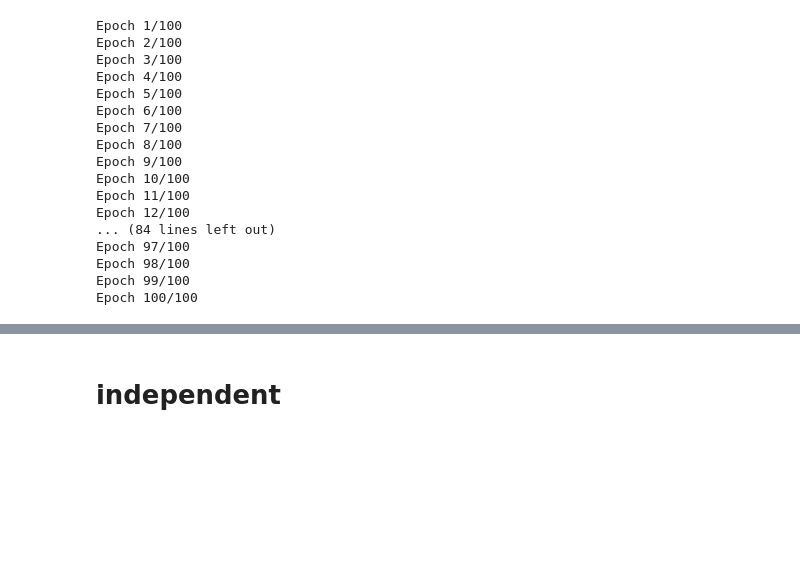
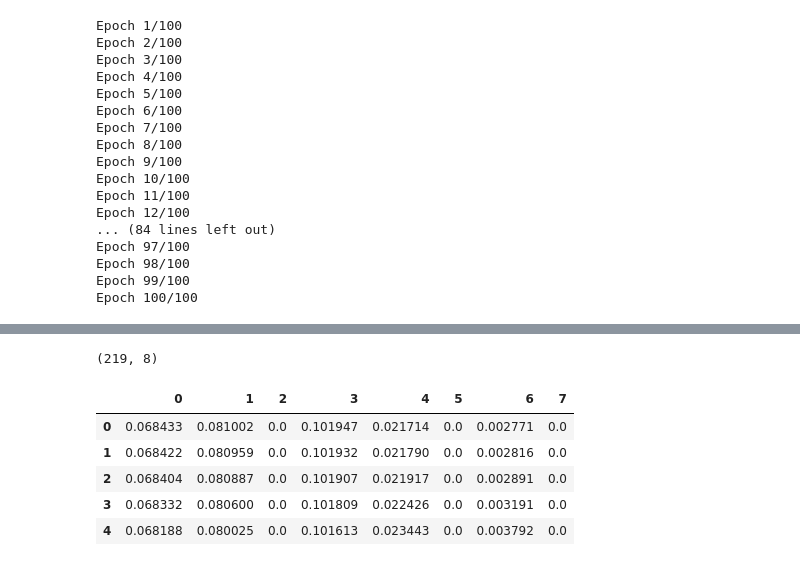
Before and after one commit to vinayakkrishanprasad/Prediction-of-Phase-Fraction-of-Steel-to-obtain-Aging-Response, a Jupyter notebook: Aging_new.ipynb, the cells around one changed output, grey strips where cells are left out. Drawn from its saved outputs; the diff is of its cells as text; code cells hidden in the pictures; blank space fills up the shorter version.

```diff
--- a/Aging_new.ipynb
+++ b/Aging_new.ipynb
@@ -160,3 +187,6 @@ PCA_df.head()
 | 2 | -0.562518 | -0.624045 | -0.245058 | 0.219204 | 0.022567 | -0.153914 | 0.063320 | 0.163917 |
 | 3 | -0.563154 | -0.623079 | -0.242607 | 0.219845 | 0.024222 | -0.154435 | 0.063436 | 0.163792 |
 | 4 | -0.564427 | -0.621147 | -0.237704 | 0.221127 | 0.027533 | -0.155475 | 0.063668 | 0.163540 |
+# %%
+from sklearn.model_selection import train_test_split
+X_train, X_test, Y_train, Y_test = train_test_split(PCA_df, Y, test_size=0.20, random_state=101)
@@ -208,23 +241,23 @@ X_ae.shape
 from keras import regularizers
 batch_size = 32
 input_dim = X_train[0].shape[0] #num of predictor variables
-learning_rate = 1e-5
+learning_rate = 1e-4
 input_layer = Input(shape=(input_dim, ), name="input")
 #Input Layer
-encoder = Dense (2000, activation="relu", activity_regularizer=regularizers.l1(learning_rate))(input_layer)
+encoder = Dense (100, activation="relu", activity_regularizer=regularizers.l1(learning_rate))(input_layer)
 #Encoder’s first dense layer
-encoder = Dense (1000, activation="relu",
+encoder = Dense (50, activation="relu",
 activity_regularizer=regularizers.l1(learning_rate))(encoder)
 #Encoder’s second dense layer
-encoder = Dense (500, activation="relu", activity_regularizer=regularizers.l1(learning_rate))(encoder)
+encoder = Dense (25, activation="relu", activity_regularizer=regularizers.l1(learning_rate))(encoder)
 # Code layer
-encoder = Dense (200, activation="relu", activity_regularizer=regularizers.l1(learning_rate))(encoder)
+encoder = Dense (8, activation="relu", activity_regularizer=regularizers.l1(learning_rate))(encoder)
 # Decoder’s first dense layer
-decoder = Dense(500, activation="relu", activity_regularizer=regularizers.l1(learning_rate))(encoder)
+decoder = Dense(25, activation="relu", activity_regularizer=regularizers.l1(learning_rate))(encoder)
 # Decoder’s second dense layer
-decoder = Dense(1000, activation="relu", activity_regularizer=regularizers.l1(learning_rate))(decoder)
+decoder = Dense(50, activation="relu", activity_regularizer=regularizers.l1(learning_rate))(decoder)
 # Decoder’s Third dense layer
-decoder = Dense(2000, activation="relu", activity_regularizer=regularizers.l1(learning_rate))(decoder)
+decoder = Dense(100, activation="relu", activity_regularizer=regularizers.l1(learning_rate))(decoder)
 # Output Layer
 decoder = Dense(input_dim, activation="sigmoid", activity_regularizer=regularizers.l1(learning_rate))(decoder)
 # %%
@@ -305,2 +335,16 @@ AttributeError: 'History' object has no attribute 'predict'
-# %% [markdown]
-# independent
+# %%
+encoded = Model(input_layer, encoder)
+X_ae1 = encoded.predict(X)
+X_ae1.shape
+# %% [output]
+(219, 8)
+# %%
+AEC_df = pd.DataFrame(data = X_ae1)
+AEC_df.head()
+# %% [output]
+|  | 0 | 1 | 2 | 3 | 4 | 5 | 6 | 7 |
+| 0 | 0.068433 | 0.081002 | 0.0 | 0.101947 | 0.021714 | 0.0 | 0.002771 | 0.0 |
+| 1 | 0.068422 | 0.080959 | 0.0 | 0.101932 | 0.021790 | 0.0 | 0.002816 | 0.0 |
+| 2 | 0.068404 | 0.080887 | 0.0 | 0.101907 | 0.021917 | 0.0 | 0.002891 | 0.0 |
+| 3 | 0.068332 | 0.080600 | 0.0 | 0.101809 | 0.022426 | 0.0 | 0.003191 | 0.0 |
+| 4 | 0.068188 | 0.080025 | 0.0 | 0.101613 | 0.023443 | 0.0 | 0.003792 | 0.0 |
```
Also changed, not shown: parts of 19 cells of this notebook.
